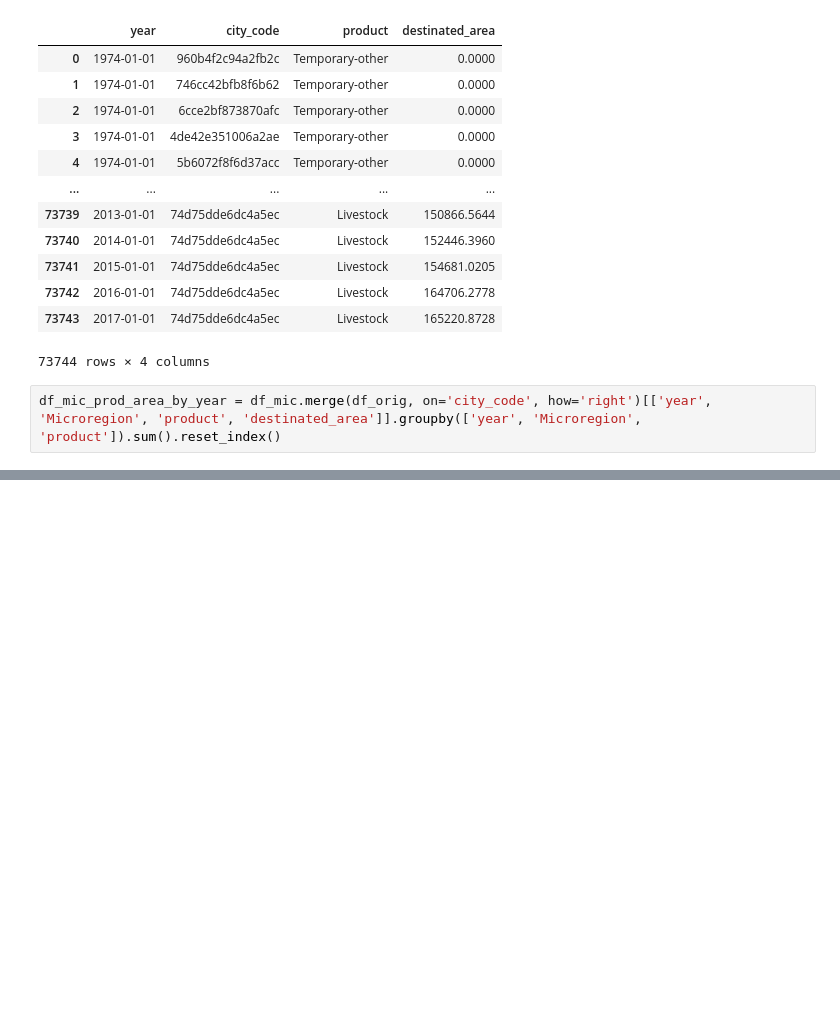
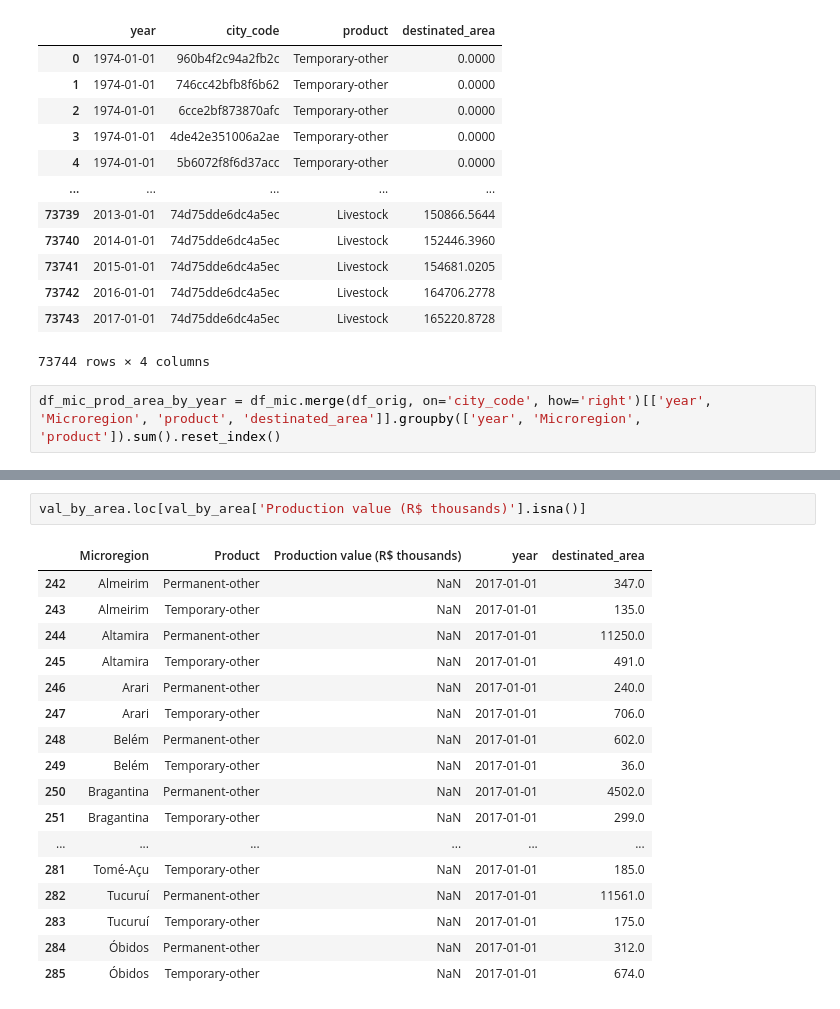
Before and after one commit to CEDipEngineering/BainStrategicChallenge, a Jupyter notebook: FaseFinal/explore.ipynb, the cells around one changed output, grey strips where cells are left out. Saved outputs shown, nothing was run; the diff lists cells and outputs as text; blank space fills up the shorter version.

```diff
--- a/FaseFinal/explore.ipynb
+++ b/FaseFinal/explore.ipynb
@@ -251,0 +292,20 @@ df_val.head(3)
+# %%
+val_by_area.loc[val_by_area['Production value (R$ thousands)'].isna()]
+# %% [output]
+|  | Microregion | Product | Production value (R$ thousands) | year | destinated_area |
+| 242 | Almeirim | Permanent-other | NaN | 2017-01-01 | 347.0 |
+| 243 | Almeirim | Temporary-other | NaN | 2017-01-01 | 135.0 |
+| 244 | Altamira | Permanent-other | NaN | 2017-01-01 | 11250.0 |
+| 245 | Altamira | Temporary-other | NaN | 2017-01-01 | 491.0 |
+| 246 | Arari | Permanent-other | NaN | 2017-01-01 | 240.0 |
+| 247 | Arari | Temporary-other | NaN | 2017-01-01 | 706.0 |
+| 248 | Belém | Permanent-other | NaN | 2017-01-01 | 602.0 |
+| 249 | Belém | Temporary-other | NaN | 2017-01-01 | 36.0 |
+| 250 | Bragantina | Permanent-other | NaN | 2017-01-01 | 4502.0 |
+| 251 | Bragantina | Temporary-other | NaN | 2017-01-01 | 299.0 |
+| ... | ... | ... | ... | ... | ... |
+| 281 | Tomé-Açu | Temporary-other | NaN | 2017-01-01 | 185.0 |
+| 282 | Tucuruí | Permanent-other | NaN | 2017-01-01 | 11561.0 |
+| 283 | Tucuruí | Temporary-other | NaN | 2017-01-01 | 175.0 |
+| 284 | Óbidos | Permanent-other | NaN | 2017-01-01 | 312.0 |
+| 285 | Óbidos | Temporary-other | NaN | 2017-01-01 | 674.0 |
```
Also changed, not shown: parts of 11 cells of this notebook, 1 other file.
